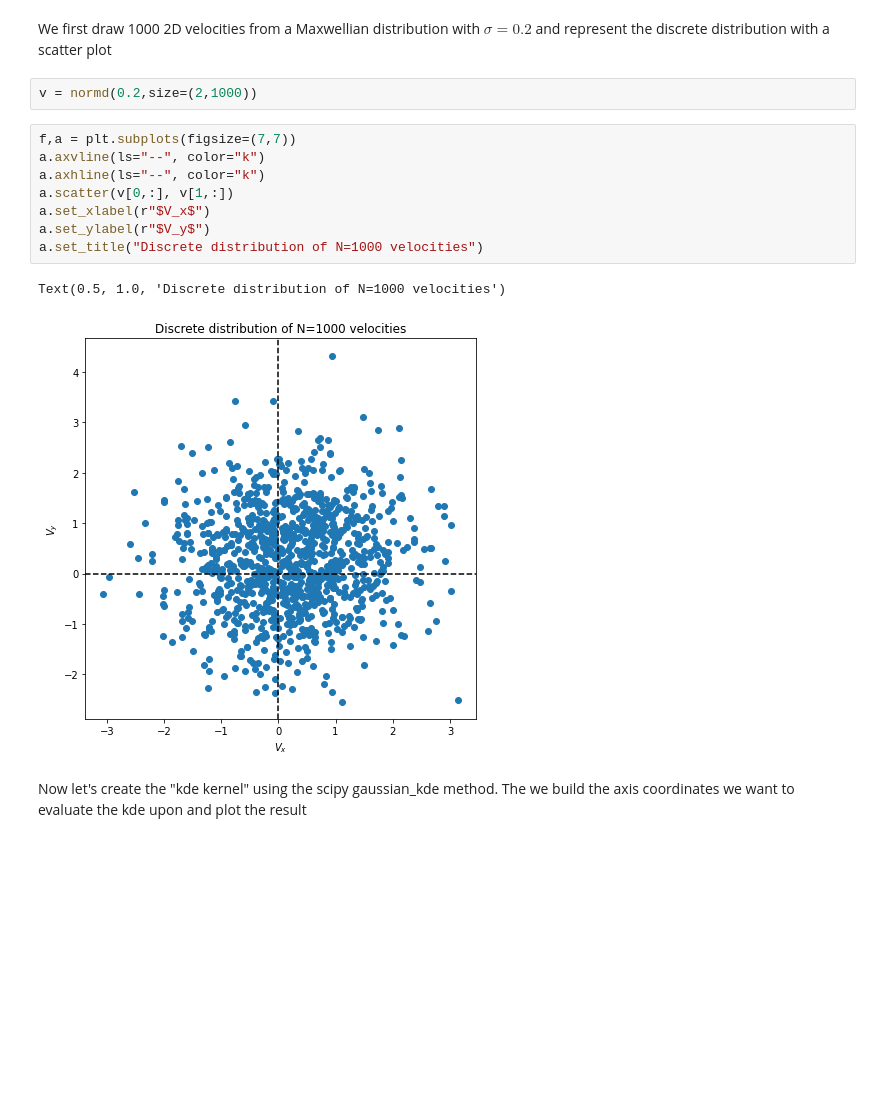
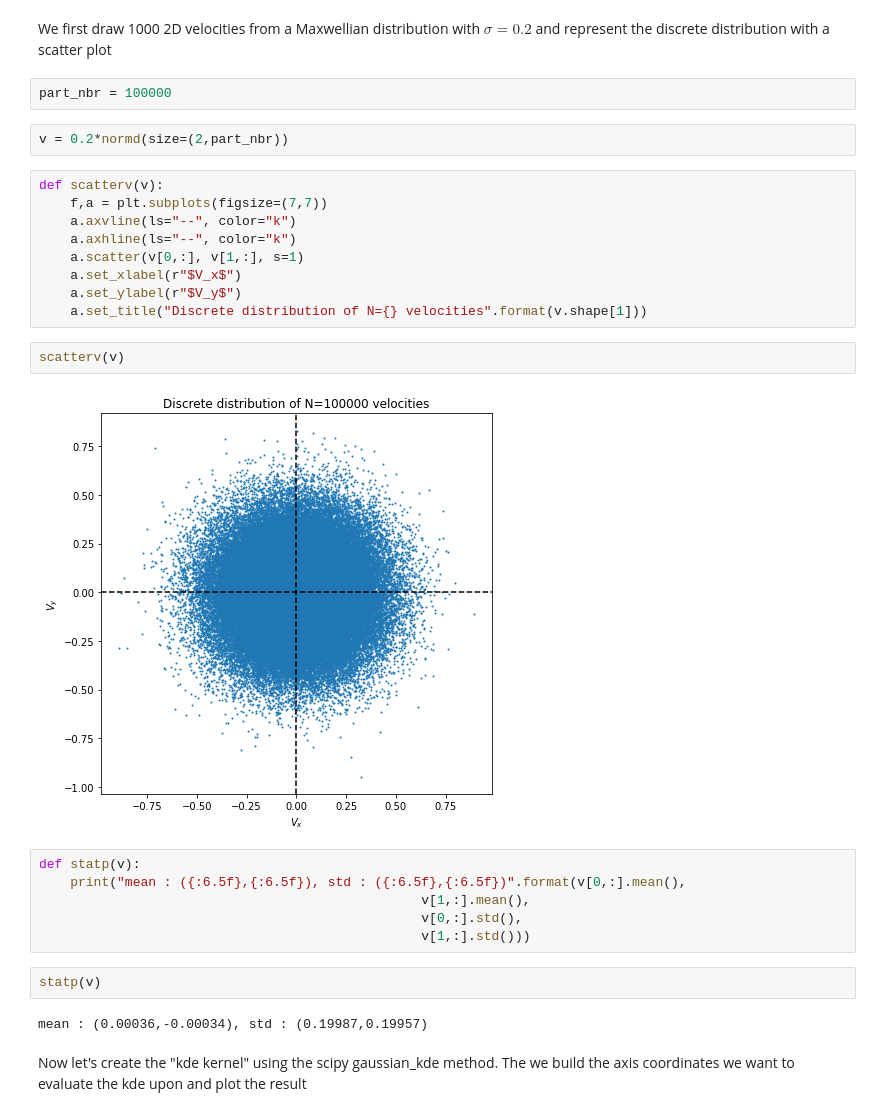
Before and after one commit to nicolasaunai/kdemerging, a Jupyter notebook: kde.ipynb, the cells around one changed output. Saved outputs shown, nothing was run; the diff lists cells and outputs as text; blank space fills up the shorter version.

```diff
--- a/kde.ipynb
+++ b/kde.ipynb
@@ -11,19 +11,33 @@ The goal of this notebook is to investigate how a discrete velocity distribution
 ## First generate the gridded distribution from the discrete one
 # %% [markdown]
 We first draw 1000 2D velocities from a Maxwellian distribution with $\sigma = 0.2$ and represent the discrete distribution with a scatter plot
+# %%
+part_nbr = 100000
 # %%
-v = normd(0.2,size=(2,1000))
+v = 0.2*normd(size=(2,part_nbr))
 # %%
-f,a = plt.subplots(figsize=(7,7))
-a.axvline(ls="--", color="k")
-a.axhline(ls="--", color="k")
-a.scatter(v[0,:], v[1,:])
-a.set_xlabel(r"$V_x$")
-a.set_ylabel(r"$V_y$")
-a.set_title("Discrete distribution of N=1000 velocities")
+def scatterv(v):
+    f,a = plt.subplots(figsize=(7,7))
+    a.axvline(ls="--", color="k")
+    a.axhline(ls="--", color="k")
+    a.scatter(v[0,:], v[1,:], s=1)
+    a.set_xlabel(r"$V_x$")
+    a.set_ylabel(r"$V_y$")
+    a.set_title("Discrete distribution of N={} velocities".format(v.shape[1]))
-# %% [output]
-Text(0.5, 1.0, 'Discrete distribution of N=1000 velocities')
-[figure, removed]
+# %%
+scatterv(v)
+# %% [output]
+[figure, added]
+# %%
+def statp(v):
+    print("mean : ({:6.5f},{:6.5f}), std : ({:6.5f},{:6.5f})".format(v[0,:].mean(),
+                                                 v[1,:].mean(),
+                                                 v[0,:].std(),
+                                                 v[1,:].std()))
+# %%
+statp(v)
+# %% [output]
+mean : (0.00036,-0.00034), std : (0.19987,0.19957)
 # %% [markdown]
 Now let's create the "kde kernel" using the scipy gaussian_kde method. The we build the axis coordinates we want to evaluate the kde upon and plot the result
 # %%
```
Also changed, not shown: parts of 12 cells of this notebook.
